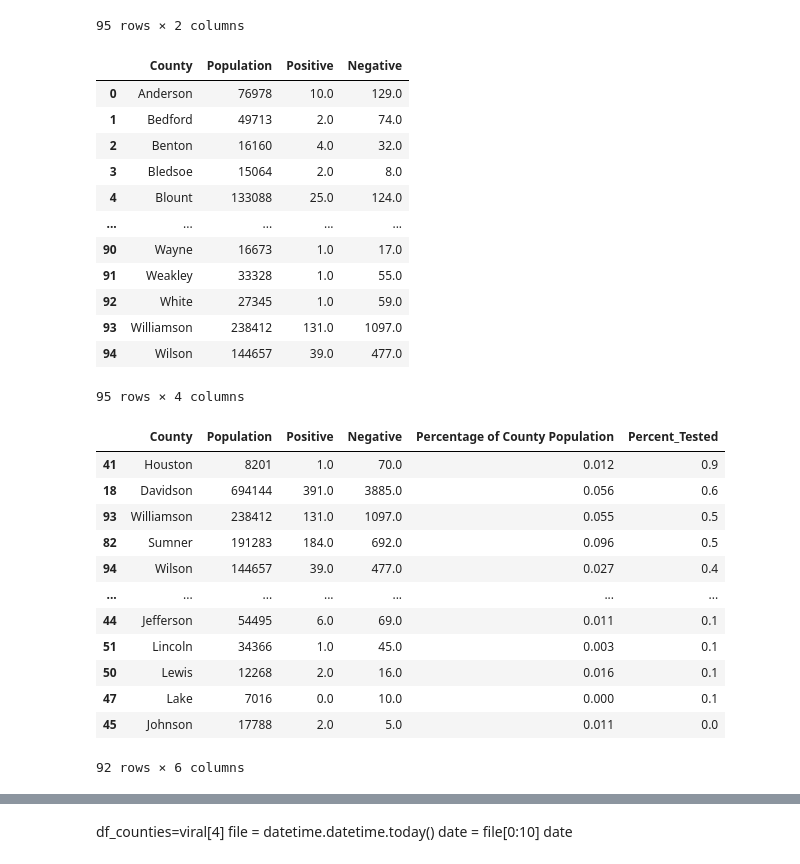
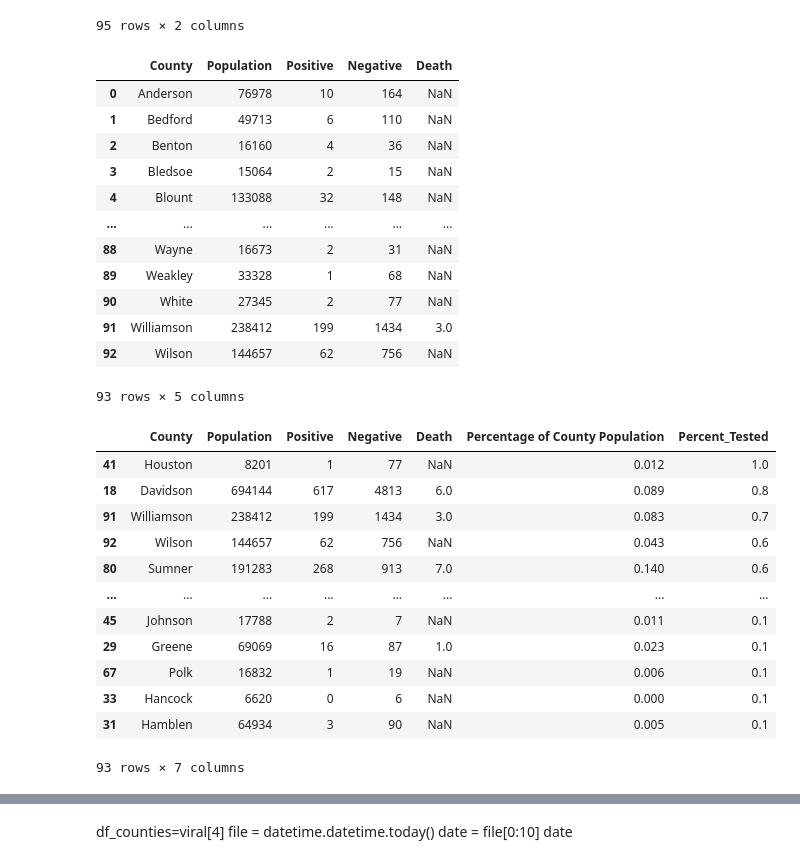
Before and after one commit to clayfranklin/Coronavirus, a Jupyter notebook: Covid_predictions/TN/notebooks/TNDeptHealth.ipynb, the cells around one changed output, grey strips where cells are left out. Saved outputs shown, nothing was run; the diff lists cells and outputs as text; code cells hidden in the pictures.

```diff
--- a/Covid_predictions/TN/notebooks/TNDeptHealth.ipynb
+++ b/Covid_predictions/TN/notebooks/TNDeptHealth.ipynb
@@ -43,0 +25,6 @@ TN_county
+# %%
+daily = "https://www.tn.gov/health/cedep/ncov.html"
+viral = pd.read_html(daily)
+df2 = viral[5]
+TN_county = df2[:-3]
+TN_county["County"]=TN_county["County"].str.split(" County", expand = True)
@@ -69,43 +75,43 @@ TN_county_populations
 data=viral[4]
 data
 # %%
-TN_data = TN_county_populations.merge(TN_county,left_on='County',right_on='County', how='left')
+TN_data = TN_county_populations.merge(TN_county)
 TN_data
 # %% [output]
-|  | County | Population | Positive | Negative |
-| 0 | Anderson | 76978 | 10.0 | 129.0 |
-| 1 | Bedford | 49713 | 2.0 | 74.0 |
-| 2 | Benton | 16160 | 4.0 | 32.0 |
-| 3 | Bledsoe | 15064 | 2.0 | 8.0 |
-| 4 | Blount | 133088 | 25.0 | 124.0 |
-| ... | ... | ... | ... | ... |
-| 90 | Wayne | 16673 | 1.0 | 17.0 |
-| 91 | Weakley | 33328 | 1.0 | 55.0 |
-| 92 | White | 27345 | 1.0 | 59.0 |
-| 93 | Williamson | 238412 | 131.0 | 1097.0 |
-| 94 | Wilson | 144657 | 39.0 | 477.0 |
+|  | County | Population | Positive | Negative | Death |
+| 0 | Anderson | 76978 | 10 | 164 | NaN |
+| 1 | Bedford | 49713 | 6 | 110 | NaN |
+| 2 | Benton | 16160 | 4 | 36 | NaN |
+| 3 | Bledsoe | 15064 | 2 | 15 | NaN |
+| 4 | Blount | 133088 | 32 | 148 | NaN |
+| ... | ... | ... | ... | ... | ... |
+| 88 | Wayne | 16673 | 2 | 31 | NaN |
+| 89 | Weakley | 33328 | 1 | 68 | NaN |
+| 90 | White | 27345 | 2 | 77 | NaN |
+| 91 | Williamson | 238412 | 199 | 1434 | 3.0 |
+| 92 | Wilson | 144657 | 62 | 756 | NaN |
-95 rows × 4 columns
+93 rows × 5 columns
 # %%
 TN_data["Percentage of County Population"] = round((TN_data["Positive"]/TN_data["Population"])*100,3)
 TN_data.reset_index(drop=True)
 TN_data["Percent_Tested"] = round(((TN_data["Positive"]+TN_data["Negative"])/TN_data["Population"])*100,1)
 TN_data=TN_data.sort_values("Percent_Tested", ascending=False)
-TN_data=TN_data.dropna()
+TN_data=TN_data
 TN_data
 # %% [output]
-|  | County | Population | Positive | Negative | Percentage of County Population | Percent_Tested |
-| 41 | Houston | 8201 | 1.0 | 70.0 | 0.012 | 0.9 |
-| 18 | Davidson | 694144 | 391.0 | 3885.0 | 0.056 | 0.6 |
-| 93 | Williamson | 238412 | 131.0 | 1097.0 | 0.055 | 0.5 |
-| 82 | Sumner | 191283 | 184.0 | 692.0 | 0.096 | 0.5 |
-| 94 | Wilson | 144657 | 39.0 | 477.0 | 0.027 | 0.4 |
-| ... | ... | ... | ... | ... | ... | ... |
-| 44 | Jefferson | 54495 | 6.0 | 69.0 | 0.011 | 0.1 |
-| 51 | Lincoln | 34366 | 1.0 | 45.0 | 0.003 | 0.1 |
-| 50 | Lewis | 12268 | 2.0 | 16.0 | 0.016 | 0.1 |
-| 47 | Lake | 7016 | 0.0 | 10.0 | 0.000 | 0.1 |
-| 45 | Johnson | 17788 | 2.0 | 5.0 | 0.011 | 0.0 |
+|  | County | Population | Positive | Negative | Death | Percentage of County Population | Percent_Tested |
+| 41 | Houston | 8201 | 1 | 77 | NaN | 0.012 | 1.0 |
+| 18 | Davidson | 694144 | 617 | 4813 | 6.0 | 0.089 | 0.8 |
+| 91 | Williamson | 238412 | 199 | 1434 | 3.0 | 0.083 | 0.7 |
+| 92 | Wilson | 144657 | 62 | 756 | NaN | 0.043 | 0.6 |
+| 80 | Sumner | 191283 | 268 | 913 | 7.0 | 0.140 | 0.6 |
+| ... | ... | ... | ... | ... | ... | ... | ... |
+| 45 | Johnson | 17788 | 2 | 7 | NaN | 0.011 | 0.1 |
+| 29 | Greene | 69069 | 16 | 87 | 1.0 | 0.023 | 0.1 |
+| 67 | Polk | 16832 | 1 | 19 | NaN | 0.006 | 0.1 |
+| 33 | Hancock | 6620 | 0 | 6 | NaN | 0.000 | 0.1 |
+| 31 | Hamblen | 64934 | 3 | 90 | NaN | 0.005 | 0.1 |
-92 rows × 6 columns
+93 rows × 7 columns
 # %%
 url2="https://raw.githubusercontent.com/nytimes/covid-19-data/master/us-counties.csv"
 viral_times=pd.read_csv(url2)
```
Also changed, not shown: parts of 7 cells of this notebook, 16 other files.
